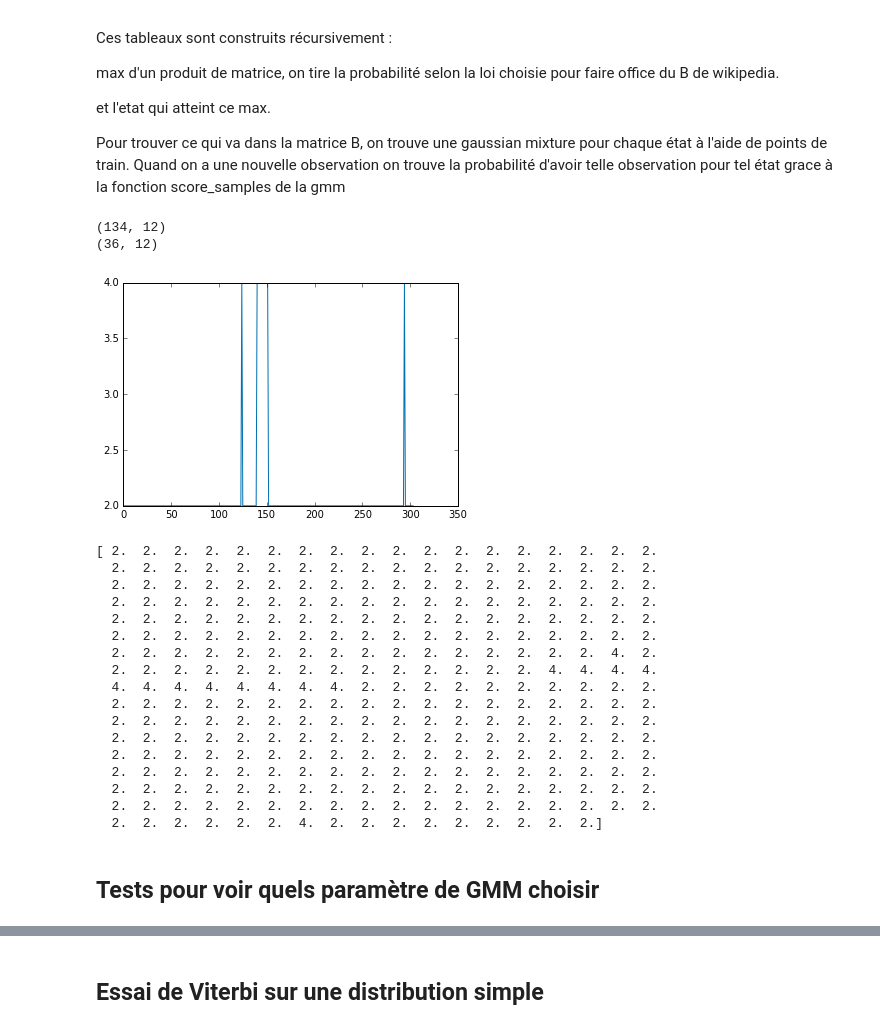
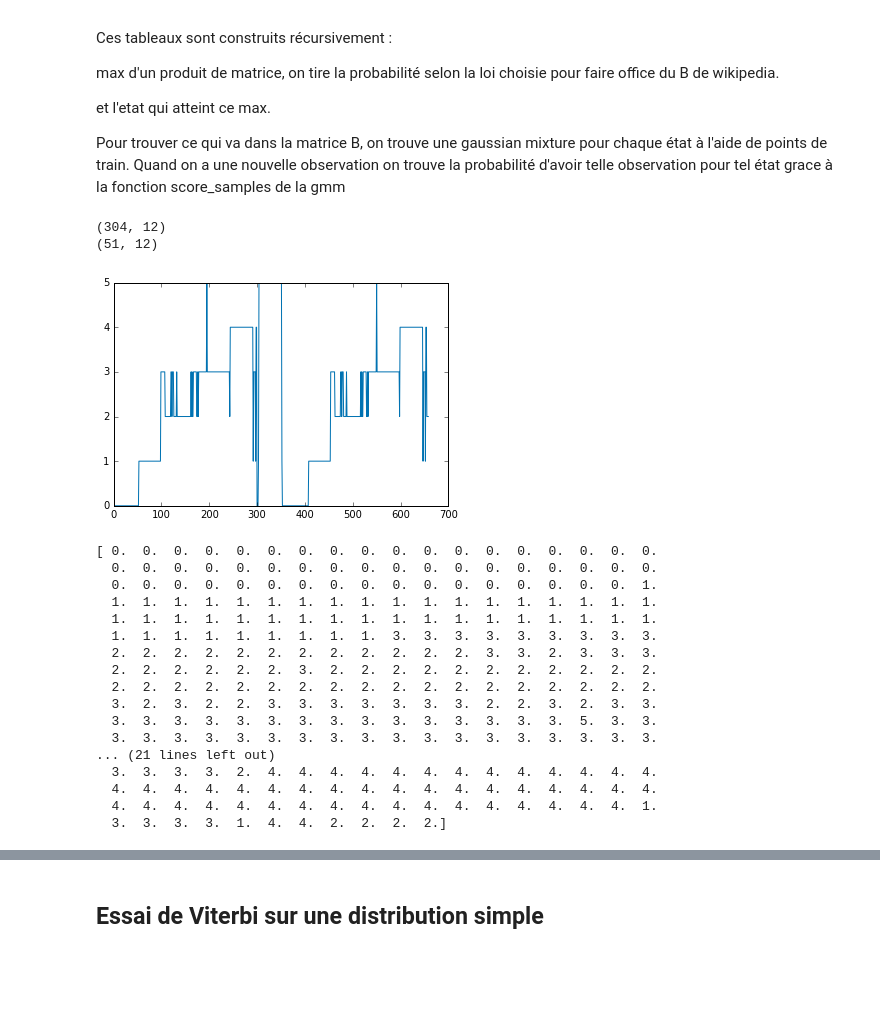
Before and after one commit to Vincent-Robert/Projet-SIGMA, a Jupyter notebook: Script court.ipynb, the cells around one changed output, grey strips where cells are left out. Cells and saved outputs as stored; diff of their text form; code cells hidden in the pictures; blank space fills up the shorter version.

```diff
--- a/Script court.ipynb
+++ b/Script court.ipynb
@@ -227,7 +229,7 @@ def build_model(train_features, labels_idee):
     clf2.fit(train_scaled_pca, classes)
     clf3 = BaggingClassifier(MLPClassifier(solver = 'adam', alpha = 1, max_iter = 200, shuffle = True, hidden_layer_sizes = (100, 100, 100)), n_estimators = 10, max_samples = 0.5)
     clf3.fit(train_scaled_pca, classes)
-    return clf1, clf2, clf3, pca, scaler
+    return clf1, clf2, clf2, pca, scaler
 
 def actually_predict(classifier1, classifier2, classifier3, test_features, pca, scaler):
 #def actually_predict(classifier1, test_features, pca, scaler):
@@ -300,0 +288,20 @@ Prediction sur le test :
+# %%
+# concatenation des tests
+liste_labels = [0, 1, 2, 3, 4, 5]
+y_ideal = np.array([])
+y_pred = np.array([])
+k = 0
+test_liste = ['assis_test.csv', 'debout_test.csv', 'marche_test.csv', 'descenterapide3.csv', 'monte_test.csv', 'courir_test.csv']
+for test_name in test_liste:
+    test_features = create_test(test_name, window_length, recouvrement, n)
+    size = test_features.shape[0]
+    y_ideal = np.concatenate((y_ideal, liste_labels[k]*np.ones(size)))
+    prediction_test = actually_predict(classifier1, classifier2, classifier3, test_features, pca, scaler)
+    y_pred = np.concatenate((y_pred, prediction_test))
+    k = k + 1
+
+plt.figure()
+plt.plot(np.rint(y_pred))
+plt.show()
+print('Confusion Matrix sur le jeu de test')
+print(DataFrame(confusion_matrix(y_ideal, y_pred)))
@@ -347,7 +365,7 @@ set_features_etats = []
 train_liste = ['assis_train.csv', 'debout_train.csv', 'marche_train.csv', 'descente_rapide_train.csv', 'monte.csv', 'courir_train.csv']
 for name in train_liste:
     features = create_test(name, window_length, recouvrement, n) # test car on veut juste les features, pas de labels
-    set_features_etats.append(scaler.transform(features))
+    set_features_etats.append(pca.transform(scaler.transform(features)))
 
 liste_gmm = []
 for k in liste_states:
@@ -358,84 +376,76 @@ for k in liste_states:
 K = len(liste_states)
 prior = np.ones(K)
 prior = prior/np.sum(prior) # stochastique
-test_observation1 = 'marche3.csv'
+test_observation1 = 'test_situation_reelle_2_coupee.csv'
 features_observation1 = create_test(test_observation1, window_length, recouvrement, n)
 print(features_observation1.shape)
-test_observation2 = 'descend3.csv'
+test_observation2 = 'courir_test.csv'
 features_observation2 = create_test(test_observation2, window_length, recouvrement, n)
 print(features_observation2.shape)
-features_observation = np.concatenate((scaler.transform(features_observation1),
-                                       scaler.transform(features_observation2),
-                                       scaler.transform(features_observation1)), axis=0)
+features_observation = np.concatenate((pca.transform(scaler.transform(features_observation1)),
+                                       pca.transform(scaler.transform(features_observation2)),
+                                       pca.transform(scaler.transform(features_observation1))), axis=0)
 sh = features_observation.shape
 lg = sh[0]
 T = features_observation.shape[0]
 T1 = np.zeros((K, T))
 T2 = np.zeros((K, T))
-#A = np.array([[0.9, 0.1, 0, 0, 0, 0],
-#             [0.05, 0.75, 0.08, 0.03, 0.03, 0.06],
-#             [0.01, 0.05, 0.7, 0.02, 0.02, 0.2],
-#             [0, 0.13, 0.17, 0.6, 0, 0.1],
-#             [0.5, 0.13, 0.17, 0, 0.6, 0.1],
-#             [0, 0.1, 0.2, 0.05, 0.05, 0.6]])
 
 A = np.array([[3/6., 3/6., 0, 0, 0, 0],
              [1/6., 1/6., 1/6., 1/6., 1/6., 1/6.],
              [0, 0.1, 0.7, 0.05, 0.05, 0.1],
              [0, 0.1, 0.3, 0.5, 0, 0.1],
              [0.2, 0.2, 0.3, 0, 0.3, 0.1],
              [0, 0.2, 0.5, 0.05, 0.05, 0.2]])
 
 #A = np.ones((6,6))/6.
 z = np.zeros(T)
 for i in liste_states:
     tmp = np.log(prior[i]) + max(liste_gmm[i].score_samples(features_observation[0]), -100)
     T1[i, 0] = tmp
 for i in range(1, T):
     for j in range(K):
         new_liste = [np.exp(T1[l, i - 1]) * A[l, j] for l in range(K)]
         tmp = max(liste_gmm[j].score_samples(features_observation[i]), -100) + np.log(np.max(new_liste))
         T1[j, i] = tmp
         T2[j, i] = np.argmax(new_liste)
     if np.sum(np.abs(T1[:, i])) > 200:
         T1[:, i] = T1[:, i]/2.
 z[T - 1] = np.argmax(T1[:, T - 1])
 for i in range(T - 2, -1, -1):
     z[i] = T2[int(z[i + 1]), i + 1]
 
 #for i in range(1, T):
 #    print(T1[:, i])
 
 plt.figure()
 plt.plot(z)
 plt.show()
 print(z)
 # %% [output]
-(134, 12)
-(36, 12)
+(304, 12)
+(51, 12)
-[figure, old version]
+[figure, new version]
-[ 2.  2.  2.  2.  2.  2.  2.  2.  2.  2.  2.  2.  2.  2.  2.  2.  2.  2.
+[ 0.  0.  0.  0.  0.  0.  0.  0.  0.  0.  0.  0.  0.  0.  0.  0.  0.  0.
+  0.  0.  0.  0.  0.  0.  0.  0.  0.  0.  0.  0.  0.  0.  0.  0.  0.  0.
+  0.  0.  0.  0.  0.  0.  0.  0.  0.  0.  0.  0.  0.  0.  0.  0.  0.  1.
+  1.  1.  1.  1.  1.  1.  1.  1.  1.  1.  1.  1.  1.  1.  1.  1.  1.  1.
+  1.  1.  1.  1.  1.  1.  1.  1.  1.  1.  1.  1.  1.  1.  1.  1.  1.  1.
+  1.  1.  1.  1.  1.  1.  1.  1.  1.  3.  3.  3.  3.  3.  3.  3.  3.  3.
+  2.  2.  2.  2.  2.  2.  2.  2.  2.  2.  2.  2.  3.  3.  2.  3.  3.  3.
+  2.  2.  2.  2.  2.  2.  3.  2.  2.  2.  2.  2.  2.  2.  2.  2.  2.  2.
   2.  2.  2.  2.  2.  2.  2.  2.  2.  2.  2.  2.  2.  2.  2.  2.  2.  2.
-  2.  2.  2.  2.  2.  2.  2.  2.  2.  2.  2.  2.  2.  2.  2.  2.  2.  2.
-  2.  2.  2.  2.  2.  2.  2.  2.  2.  2.  2.  2.  2.  2.  2.  2.  2.  2.
-  2.  2.  2.  2.  2.  2.  2.  2.  2.  2.  2.  2.  2.  2.  2.  2.  2.  2.
-  2.  2.  2.  2.  2.  2.  2.  2.  2.  2.  2.  2.  2.  2.  2.  2.  2.  2.
-  2.  2.  2.  2.  2.  2.  2.  2.  2.  2.  2.  2.  2.  2.  2.  2.  4.  2.
-  2.  2.  2.  2.  2.  2.  2.  2.  2.  2.  2.  2.  2.  2.  4.  4.  4.  4.
-  4.  4.  4.  4.  4.  4.  4.  4.  2.  2.  2.  2.  2.  2.  2.  2.  2.  2.
-  2.  2.  2.  2.  2.  2.  2.  2.  2.  2.  2.  2.  2.  2.  2.  2.  2.  2.
-  2.  2.  2.  2.  2.  2.  2.  2.  2.  2.  2.  2.  2.  2.  2.  2.  2.  2.
-  2.  2.  2.  2.  2.  2.  2.  2.  2.  2.  2.  2.  2.  2.  2.  2.  2.  2.
-  2.  2.  2.  2.  2.  2.  2.  2.  2.  2.  2.  2.  2.  2.  2.  2.  2.  2.
-  2.  2.  2.  2.  2.  2.  2.  2.  2.  2.  2.  2.  2.  2.  2.  2.  2.  2.
-  2.  2.  2.  2.  2.  2.  2.  2.  2.  2.  2.  2.  2.  2.  2.  2.  2.  2.
-  2.  2.  2.  2.  2.  2.  2.  2.  2.  2.  2.  2.  2.  2.  2.  2.  2.  2.
-  2.  2.  2.  2.  2.  2.  4.  2.  2.  2.  2.  2.  2.  2.  2.  2.]
+  3.  2.  3.  2.  2.  3.  3.  3.  3.  3.  3.  3.  2.  2.  3.  2.  3.  3.
+  3.  3.  3.  3.  3.  3.  3.  3.  3.  3.  3.  3.  3.  3.  3.  5.  3.  3.
+  3.  3.  3.  3.  3.  3.  3.  3.  3.  3.  3.  3.  3.  3.  3.  3.  3.  3.
+... (21 lines left out)
+  3.  3.  3.  3.  2.  4.  4.  4.  4.  4.  4.  4.  4.  4.  4.  4.  4.  4.
+  4.  4.  4.  4.  4.  4.  4.  4.  4.  4.  4.  4.  4.  4.  4.  4.  4.  4.
+  4.  4.  4.  4.  4.  4.  4.  4.  4.  4.  4.  4.  4.  4.  4.  4.  4.  1.
+  3.  3.  3.  3.  1.  4.  4.  2.  2.  2.  2.]
 # %%
 ## On bruite les données pour tester la capacité de généralisation de Viterbi
 eps = 100
 N = normal(np.transpose(np.ones(lg)), eps * np.ones((lg, lg)))
 N = np.array(N)[:, :12]
 features_observation = features_observation + N
-# %% [markdown]
-## Tests pour voir quels paramètre de GMM choisir
```
Also changed, not shown: parts of 9 cells of this notebook.
